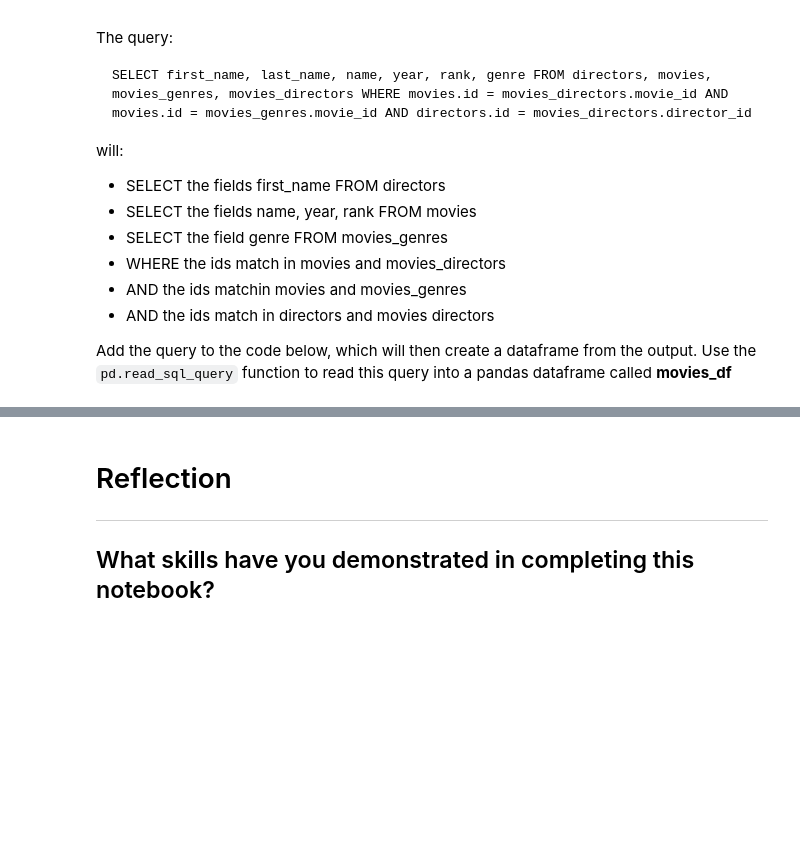
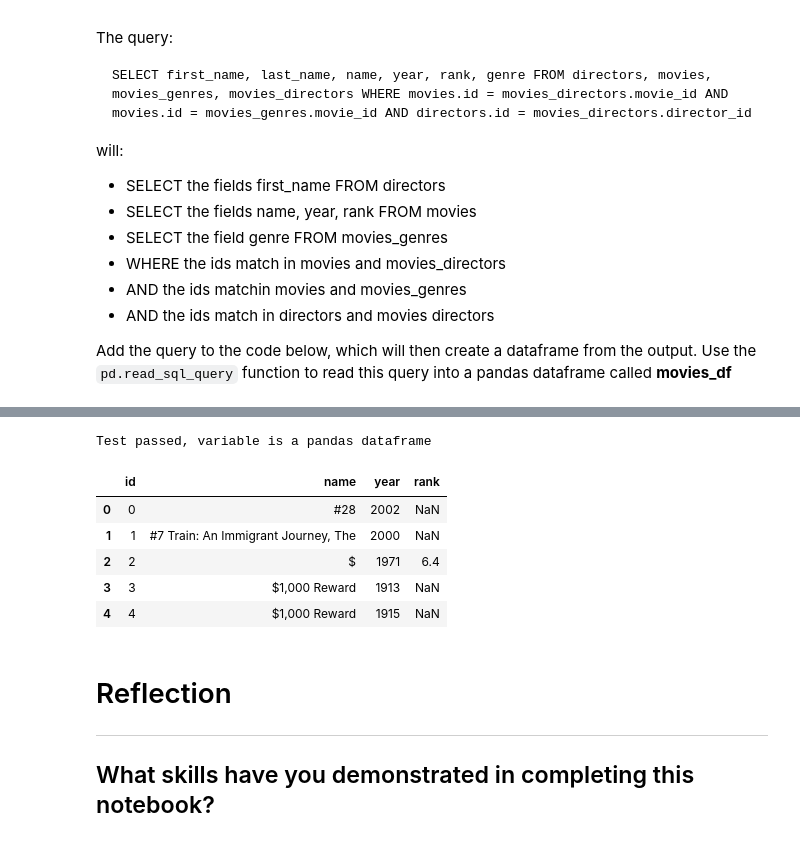
Before and after one commit to Chenjing2022/Chenjing2022-Data-Analysis-and-Python, a Jupyter notebook: 10_1_SQL_databases_worksheet.ipynb, the cells around one changed output, grey strips where cells are left out. Drawn from its saved outputs; the diff is of its cells as text; code cells hidden in the pictures; blank space fills up the shorter version.

```diff
--- a/10_1_SQL_databases_worksheet.ipynb
+++ b/10_1_SQL_databases_worksheet.ipynb
@@ -810,11 +820,11 @@ import pandas as pd
 from google.colab import files
 
 def get_movies_data():
-  query = ""
-  df = pd.read_sql_query(query, mydb)
-  df. to_csv('movies.csv')
+  query = "SELECT * FROM movies"
+  movies_df = pd.read_sql_query(query, mydb)
+  movies_df. to_csv('movies.csv')
   files.download('movies.csv')
-  return df
+  return movies_df
 
 # This code will test if your movies_df variable is a valid pandas dataframe
 movies_df = get_movies_data()
@@ -825,3 +835,4 @@ else:
 
 # This will show the first part of the dataframe
 movies_df.head()
+# %% [output]
@@ -828,3 +841,10 @@ movies_df.head()
+Test passed, variable is a pandas dataframe
+|  | id | name | year | rank |
+| 0 | 0 | #28 | 2002 | NaN |
+| 1 | 1 | #7 Train: An Immigrant Journey, The | 2000 | NaN |
+| 2 | 2 | $ | 1971 | 6.4 |
+| 3 | 3 | $1,000 Reward | 1913 | NaN |
+| 4 | 4 | $1,000 Reward | 1915 | NaN |
 # %% [markdown]
 # Reflection
 ----
```
Also changed, not shown: parts of 3 cells of this notebook.
